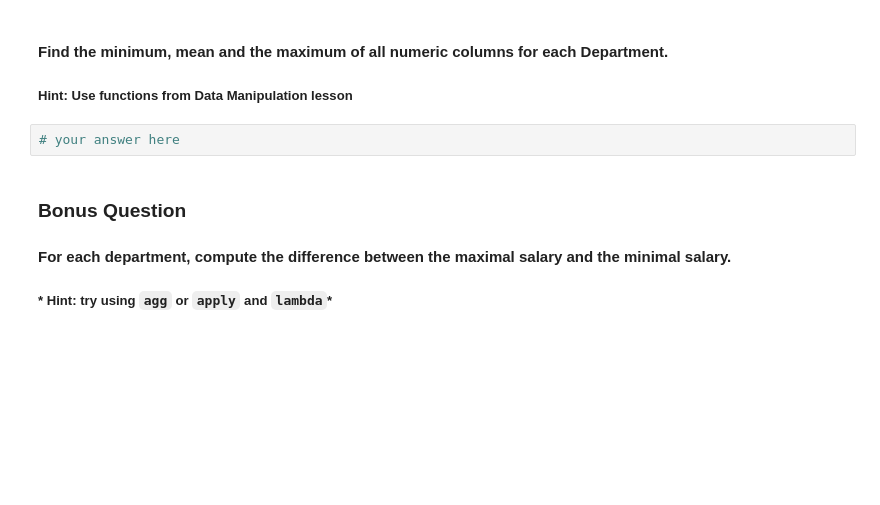
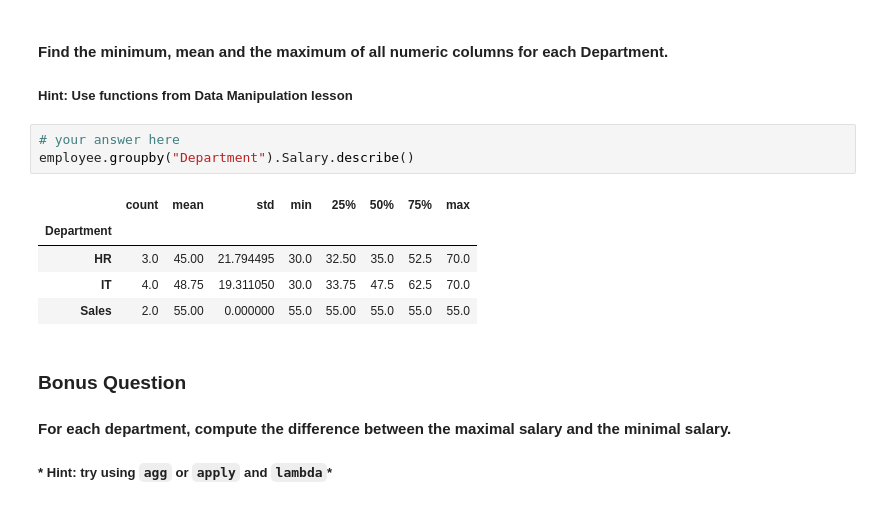
Before and after one commit to Ironhack-Data-Madrid-Febrero-2021/lab-subsetting-and-descriptive-stats, a Jupyter notebook: your-code/main.ipynb, the cells around one changed output. Cells and saved outputs as stored; diff of their text form; blank space fills up the shorter version.

```diff
--- a/your-code/main.ipynb
+++ b/your-code/main.ipynb
@@ -306,6 +366,13 @@ TypeError: only list-like objects are allowed to be passed to isin(), you passed
 ##### Hint: Use functions from Data Manipulation lesson
 # %%
 # your answer here
+employee.groupby("Department").Salary.describe()
+# %% [output]
+|  | count | mean | std | min | 25% | 50% | 75% | max |
+| Department |  |  |  |  |  |  |  |  |
+| HR | 3.0 | 45.00 | 21.794495 | 30.0 | 32.50 | 35.0 | 52.5 | 70.0 |
+| IT | 4.0 | 48.75 | 19.311050 | 30.0 | 33.75 | 47.5 | 62.5 | 70.0 |
+| Sales | 2.0 | 55.00 | 0.000000 | 55.0 | 55.00 | 55.0 | 55.0 | 55.0 |
 # %% [markdown]
 ### Bonus Question
 
```
Also changed, not shown: parts of 20 cells of this notebook.
